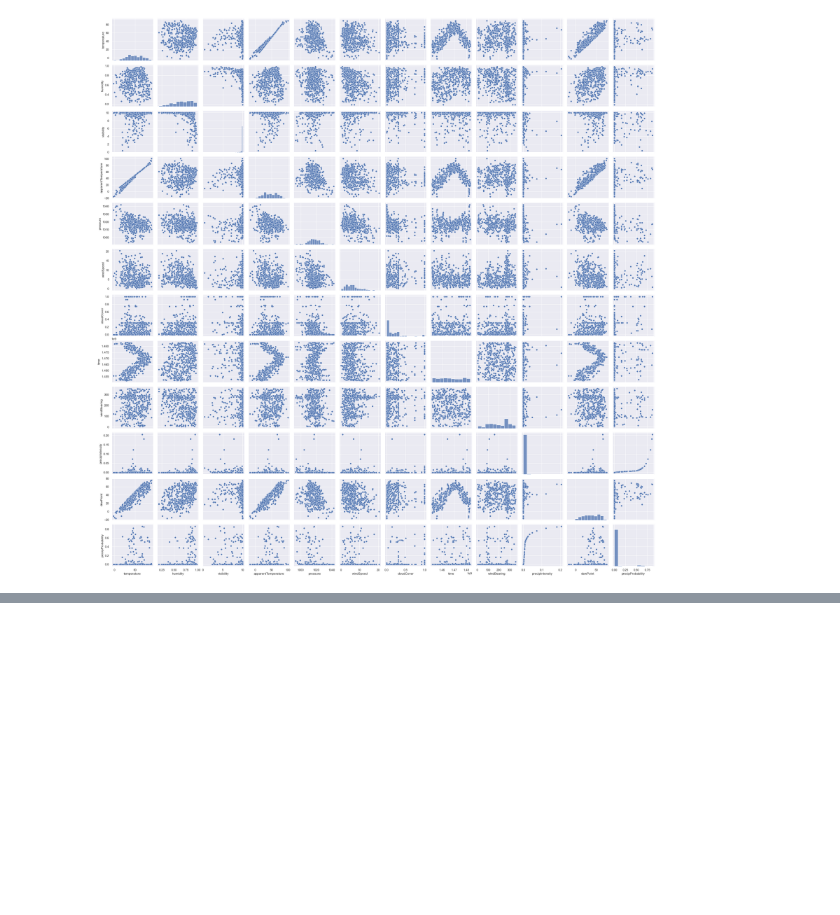
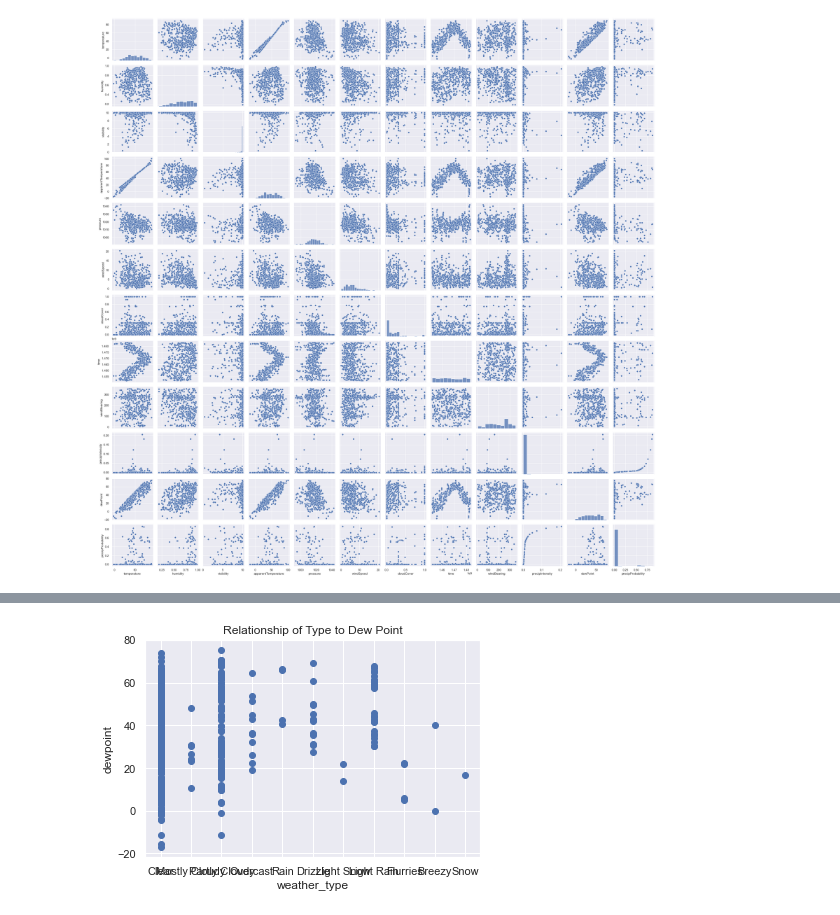
Before and after one commit to markp-rankin/Energy-Hacking, a Jupyter notebook: Decarbonization-Data-4-EDA.ipynb, the cells around one changed output, grey strips where cells are left out. Cells and saved outputs as stored; diff of their text form; code cells hidden in the pictures; blank space fills up the shorter version.

```diff
--- a/Decarbonization-Data-4-EDA.ipynb
+++ b/Decarbonization-Data-4-EDA.ipynb
@@ -128,0 +163,10 @@ sns.pairplot(df2_weather)
+# %%
+#create bar plot with some style
+plt.scatter(df2_weather.summary, df2_weather.dewPoint)
+plt.xlabel("weather_type")
+plt.ylabel("dewpoint")
+plt.title("Relationship of Type to Dew Point")
+
+plt.show()
+# %% [output]
+[figure, added]
```
Also changed, not shown: parts of 11 cells of this notebook.
